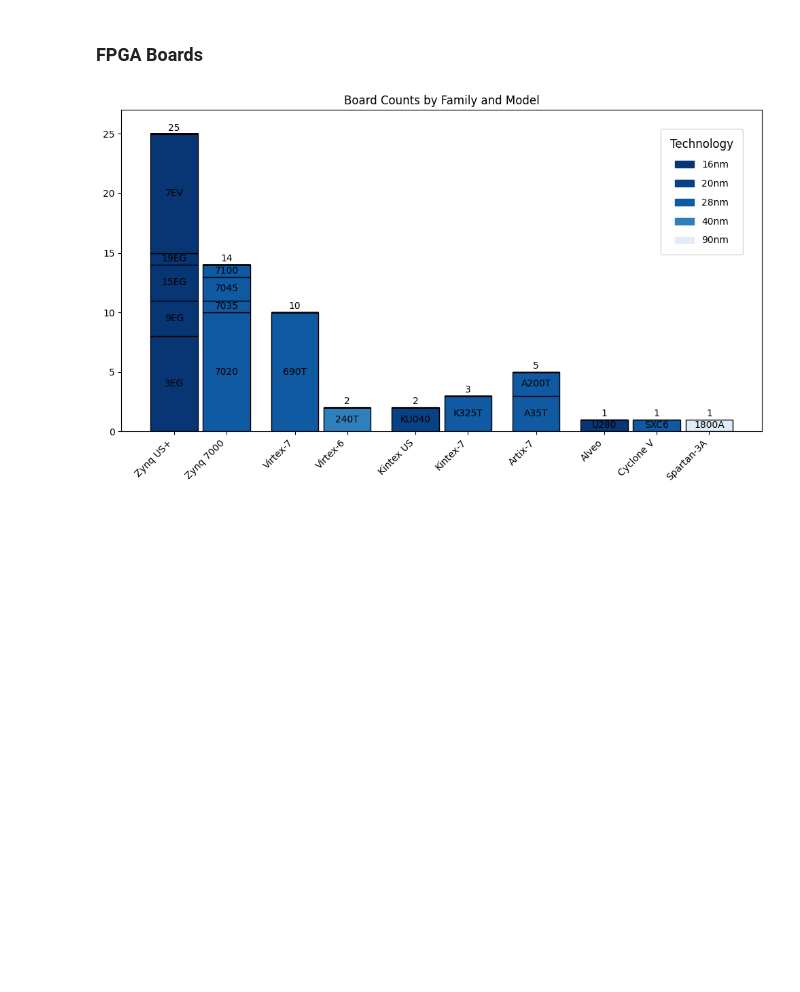
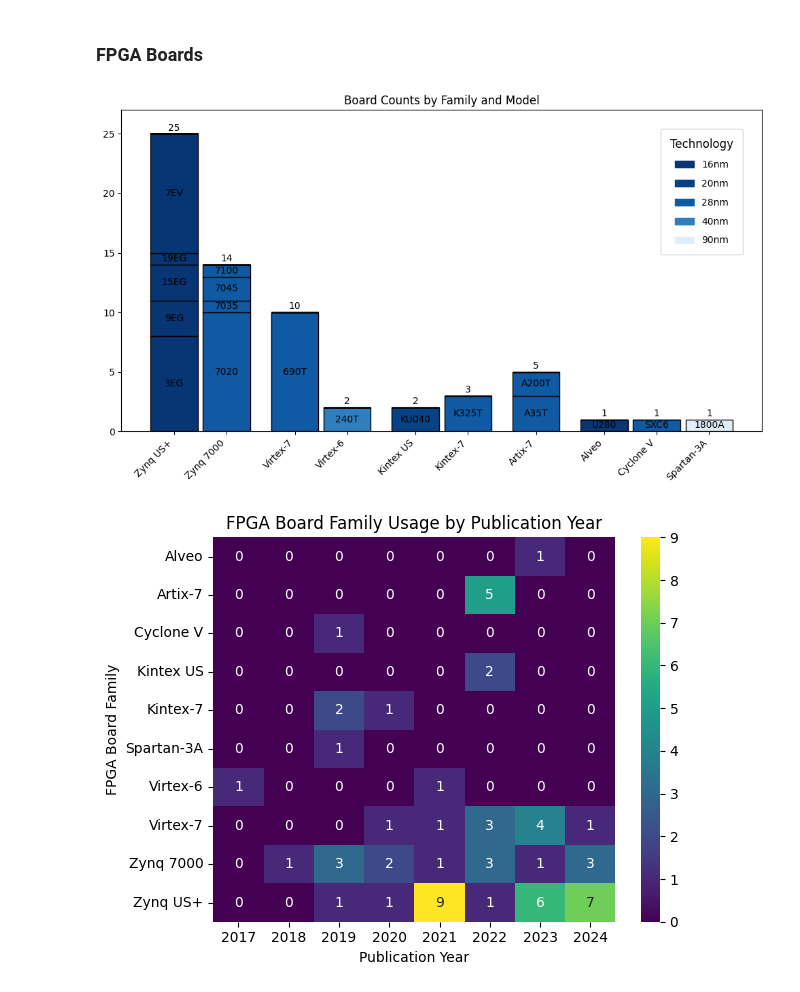
Before and after one commit to CedricLeon/Survey_RS-ML-FPGA, a Jupyter notebook: notebooks/Review_ML-RS-FPGA/plotting.ipynb, the cells around one changed output. Saved outputs shown, nothing was run; the diff lists cells and outputs as text; code cells hidden in the pictures; blank space fills up the shorter version.

Commit message:
Add heatmap for FPGA per family

```diff
--- a/notebooks/Review_ML-RS-FPGA/plotting.ipynb
+++ b/notebooks/Review_ML-RS-FPGA/plotting.ipynb
@@ -377,2 +377,50 @@ plot_boards_by_family_v2(datapointsDf["Board"].value_counts())
 # %% [output]
 [figure]
+# %%
+def heatmap_FPGA_perFamily_v1(DataFrame):
+    """
+    Plot a heatmap showing the number of times each FPGA board family was used per publication year.
+
+    Args:
+        DataFrame (DataFrame): A DataFrame containing 'Board' and 'Publication year' columns.
+    """
+
+    # Copy the DataFrame to avoid modifying the original data
+    DF = DataFrame.copy()
+
+    # Extract the family from the 'Board' column
+    def extract_family(board_name):
+        # Assuming the format is "Family (Model)"
+        if '(' in board_name:
+            return board_name.split('(')[0].strip()
+        else:
+            return board_name.strip()
+
+    DF['Family'] = DF['Board'].apply(extract_family)
+
+    # Prepare the data
+    # Group by 'Publication year' and 'Family', count occurrences
+    Counts = DF.groupby(['Publication year', 'Family']).size().reset_index(name='Count')
+
+    # Pivot the data to create a matrix suitable for heatmap
+    PivotDF = Counts.pivot(index='Family', columns='Publication year', values='Count').fillna(0)
+
+    # Sort the families and years for better visualization
+    PivotDF = PivotDF.sort_index()
+    PivotDF = PivotDF.reindex(sorted(PivotDF.columns), axis=1)  # Sort columns
+
+    # Plotting
+    # plt.figure(figsize=(12, 8))
+    sns.heatmap(PivotDF, annot=True, fmt='g', cmap='viridis')
+
+    plt.title('FPGA Board Family Usage by Publication Year')
+    plt.xlabel('Publication Year')
+    plt.ylabel('FPGA Board Family')
+
+    plt.tight_layout()
+    plt.show()
+
+# Example usage
+heatmap_FPGA_perFamily_v1(datapointsDf[['Board', 'Publication year']])
+# %% [output]
+[figure, added]
```
Also changed, not shown: parts of 1 cell of this notebook.
